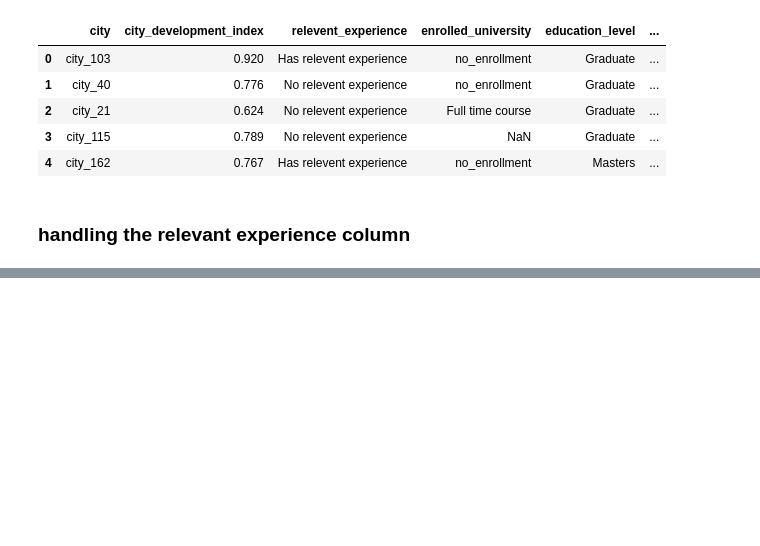
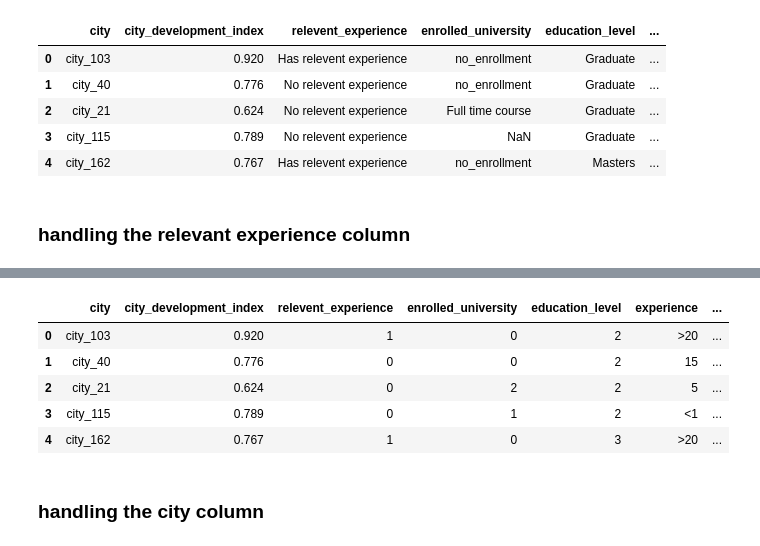
Before and after one commit to utsav87589/Revision, a Jupyter notebook: ML/hr_analytics.ipynb, the cells around one changed output, grey strips where cells are left out. Saved outputs shown, nothing was run; the diff lists cells and outputs as text; code cells hidden in the pictures; blank space fills up the shorter version.

Commit message:
handled more columns and FE + EDA day 2

```diff
--- a/ML/hr_analytics.ipynb
+++ b/ML/hr_analytics.ipynb
@@ -125,0 +211,3 @@ df.head()
+# %%
+### Using the same label encoding approach with substituting the the nan with primary school
+df['education_level'].fillna('Primary School', inplace = True)
@@ -125,0 +218,4 @@ df.head()
+# %%
+df['education_level'] = df['education_level'].map({
+    'Primary School' : 0, 'High School' : 1, 'Graduate' : 2, 'Masters' : 3, 'Phd' : 4
+})
@@ -125,0 +252,4 @@ df.head()
+# %%
+### for this one there may or may not be as clear relation so I will use one hot and subsituting with the 2 categories
+### STEM and 'other
+df['major_discipline']  = df['major_discipline'].apply(lambda x : 'STEM' if x == 'STEM' else 'Other')
@@ -125,0 +262,4 @@ df.head()
+# %%
+major = pd.get_dummies(df['major_discipline'], dtype = int, prefix = 'major')
+df = pd.concat([df, major], axis = 1)
+df.head()
@@ -125,0 +273,12 @@ df.head()
+# %%
+df.drop('major_discipline', axis = 1, inplace = True)
+df.head()
+# %% [output]
+|  | city | city_development_index | relevent_experience | enrolled_university | education_level | experience | ... |
+| 0 | city_103 | 0.920 | 1 | 0 | 2 | >20 | ... |
+| 1 | city_40 | 0.776 | 0 | 0 | 2 | 15 | ... |
+| 2 | city_21 | 0.624 | 0 | 2 | 2 | 5 | ... |
+| 3 | city_115 | 0.789 | 0 | 1 | 2 | <1 | ... |
+| 4 | city_162 | 0.767 | 1 | 0 | 3 | >20 | ... |
+# %% [markdown]
+### handling the city column
```
Also changed, not shown: parts of 42 cells of this notebook.
